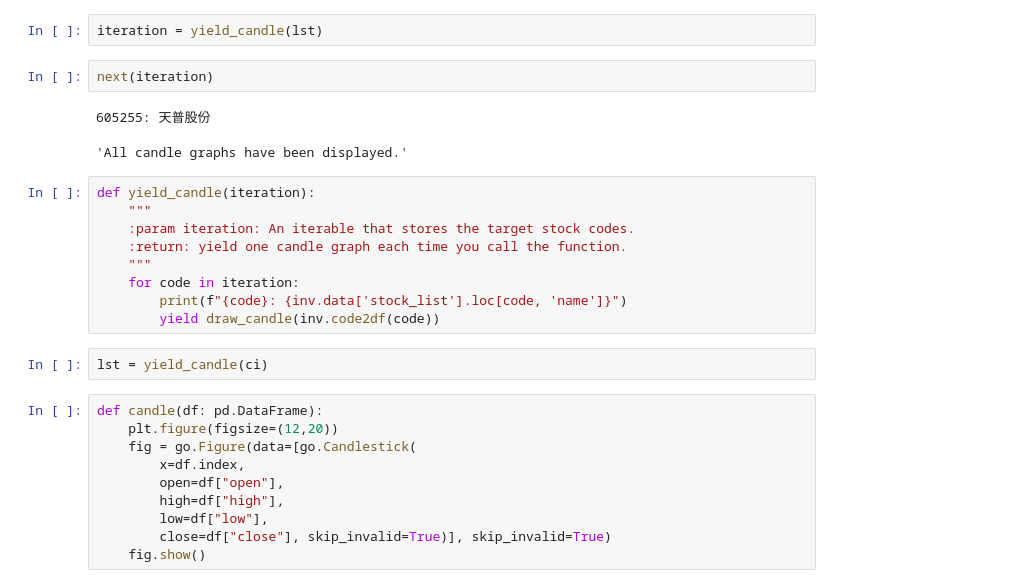
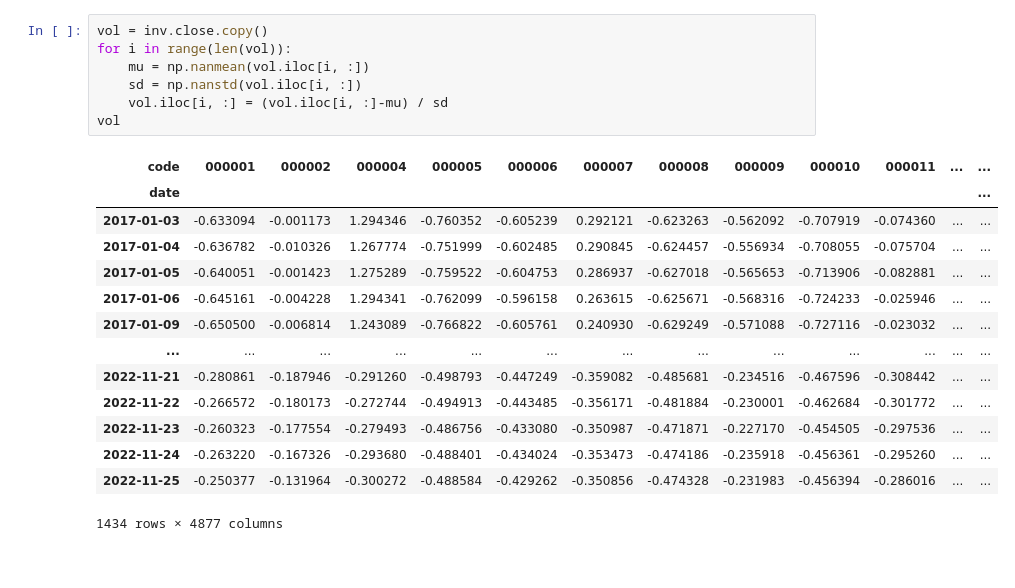
Before and after one commit to chetianjian/Invoker, a Jupyter notebook: Untitled.ipynb, the cells around one changed output. Drawn from its saved outputs; the diff is of its cells as text; blank space fills up the shorter version.

```diff
--- a/Untitled.ipynb
+++ b/Untitled.ipynb
@@ -117,28 +34,22 @@ def yield_candle(code_list, n=0):
-# %%
-iteration = yield_candle(lst)
-# %%
-next(iteration)
-# %% [output]
-605255: 天普股份
-'All candle graphs have been displayed.'
-# %%
-def yield_candle(iteration):
-    """
-    :param iteration: An iterable that stores the target stock codes.
-    :return: yield one candle graph each time you call the function.
-    """
-    for code in iteration:
-        print(f"{code}: {inv.data['stock_list'].loc[code, 'name']}")
-        yield draw_candle(inv.code2df(code))
-# %%
-lst = yield_candle(ci)
-# %%
-def candle(df: pd.DataFrame):
-    plt.figure(figsize=(12,20))
-    fig = go.Figure(data=[go.Candlestick(
-        x=df.index,
-        open=df["open"],
-        high=df["high"],
-        low=df["low"],
-        close=df["close"], skip_invalid=True)], skip_invalid=True)
-    fig.show()
+# %%
+vol = inv.close.copy()
+for i in range(len(vol)):
+    mu = np.nanmean(vol.iloc[i, :])
+    sd = np.nanstd(vol.iloc[i, :])
+    vol.iloc[i, :] = (vol.iloc[i, :]-mu) / sd
+vol
+# %% [output]
+| code | 000001 | 000002 | 000004 | 000005 | 000006 | 000007 | 000008 | 000009 | 000010 | 000011 | ... | ... |
+| date |  |  |  |  |  |  |  |  |  |  |  | ... |
+| 2017-01-03 | -0.633094 | -0.001173 | 1.294346 | -0.760352 | -0.605239 | 0.292121 | -0.623263 | -0.562092 | -0.707919 | -0.074360 | ... | ... |
+| 2017-01-04 | -0.636782 | -0.010326 | 1.267774 | -0.751999 | -0.602485 | 0.290845 | -0.624457 | -0.556934 | -0.708055 | -0.075704 | ... | ... |
+| 2017-01-05 | -0.640051 | -0.001423 | 1.275289 | -0.759522 | -0.604753 | 0.286937 | -0.627018 | -0.565653 | -0.713906 | -0.082881 | ... | ... |
+| 2017-01-06 | -0.645161 | -0.004228 | 1.294341 | -0.762099 | -0.596158 | 0.263615 | -0.625671 | -0.568316 | -0.724233 | -0.025946 | ... | ... |
+| 2017-01-09 | -0.650500 | -0.006814 | 1.243089 | -0.766822 | -0.605761 | 0.240930 | -0.629249 | -0.571088 | -0.727116 | -0.023032 | ... | ... |
+| ... | ... | ... | ... | ... | ... | ... | ... | ... | ... | ... | ... | ... |
+| 2022-11-21 | -0.280861 | -0.187946 | -0.291260 | -0.498793 | -0.447249 | -0.359082 | -0.485681 | -0.234516 | -0.467596 | -0.308442 | ... | ... |
+| 2022-11-22 | -0.266572 | -0.180173 | -0.272744 | -0.494913 | -0.443485 | -0.356171 | -0.481884 | -0.230001 | -0.462684 | -0.301772 | ... | ... |
+| 2022-11-23 | -0.260323 | -0.177554 | -0.279493 | -0.486756 | -0.433080 | -0.350987 | -0.471871 | -0.227170 | -0.454505 | -0.297536 | ... | ... |
+| 2022-11-24 | -0.263220 | -0.167326 | -0.293680 | -0.488401 | -0.434024 | -0.353473 | -0.474186 | -0.235918 | -0.456361 | -0.295260 | ... | ... |
+| 2022-11-25 | -0.250377 | -0.131964 | -0.300272 | -0.488584 | -0.429262 | -0.350856 | -0.474328 | -0.231983 | -0.456394 | -0.286016 | ... | ... |
+1434 rows × 4877 columns
```
Also changed, not shown: parts of 44 cells of this notebook, 3 other files.
